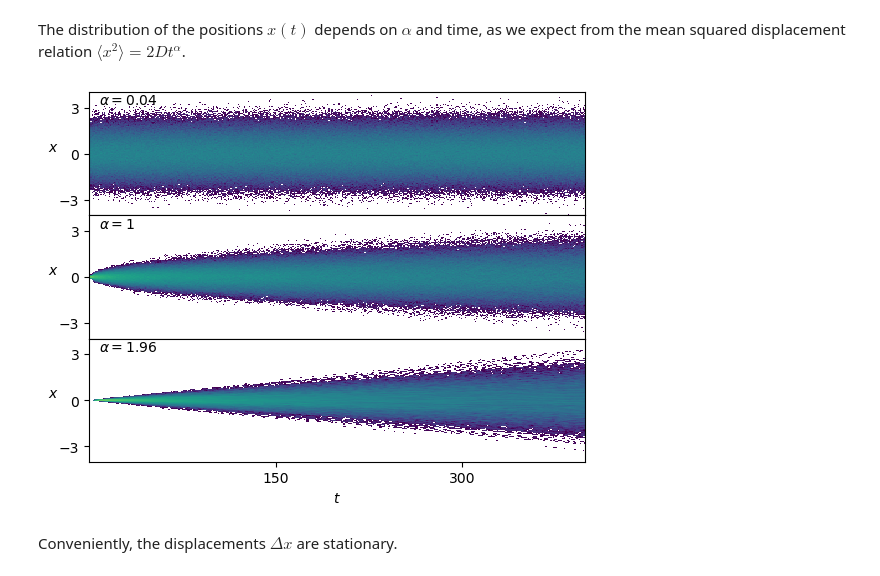
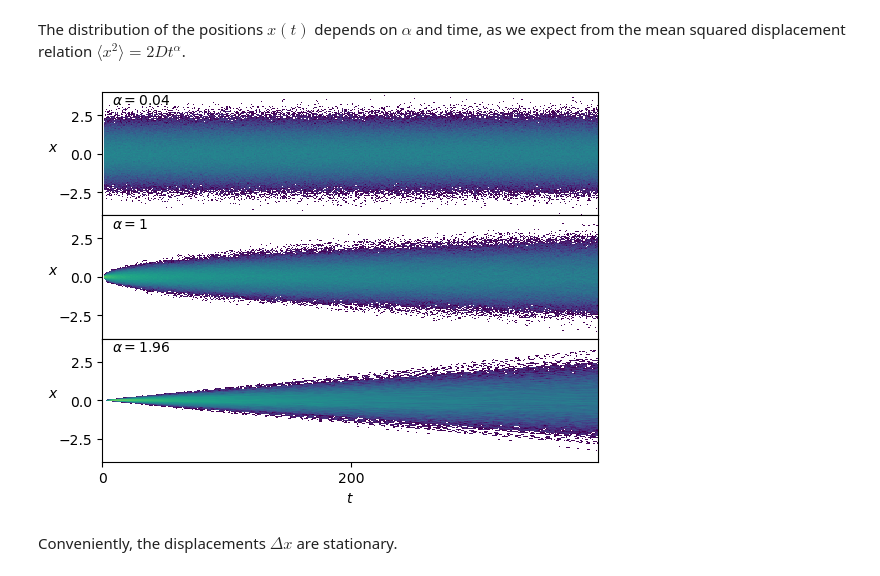
Before and after one commit to GabrielFernandezFernandez/SPIVAE, a Jupyter notebook: nbs/source/00_data.ipynb, the cells around one changed output. Saved outputs shown, nothing was run; the diff lists cells and outputs as text; code cells hidden in the pictures.

```diff
--- a/nbs/source/00_data.ipynb
+++ b/nbs/source/00_data.ipynb
@@ -85,13 +85,14 @@ The distribution of the positions $x(t)$ depends on $\alpha$ and time, as we exp
 # %%
 fig, axs = plt.subplots(3,1, sharex=True, gridspec_kw=dict(hspace=0))
 for ax, a_i in zip(axs,[0,49//2,48]):
     ax.hist2d(np.tile(np.arange(T),N),dataset[a_i*N:(a_i+1)*N,2:].reshape(-1), T, cmin=2, norm=matplotlib.colors.LogNorm());
     ax.text(0.02,0.9, r'$\alpha=' f'{dataset[a_i*N,1]:.3g}' r'$', transform=ax.transAxes);
     ax.set_ylabel(r'$x$', rotation=0);
     ax.set_ylim([-4,4])
+    ax.locator_params(nbins=3);
 axs[-1].set_xlabel(r'$t$');
 # %% [output]
-[figure, old version]
+[figure, new version]
 # %% [markdown]
 Conveniently, the displacements $\Delta x$ are stationary.
 # %%
```
Also changed, not shown: parts of 1 cell of this notebook.
